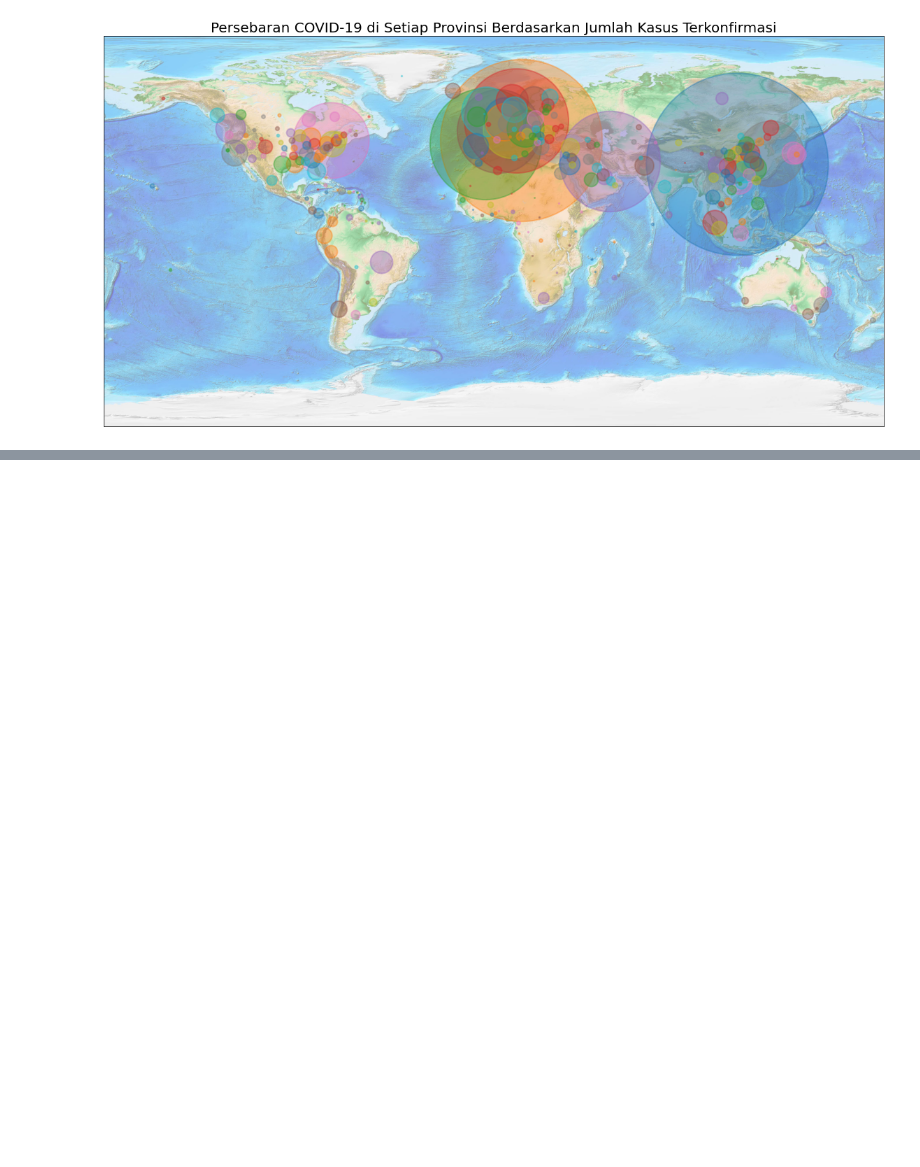
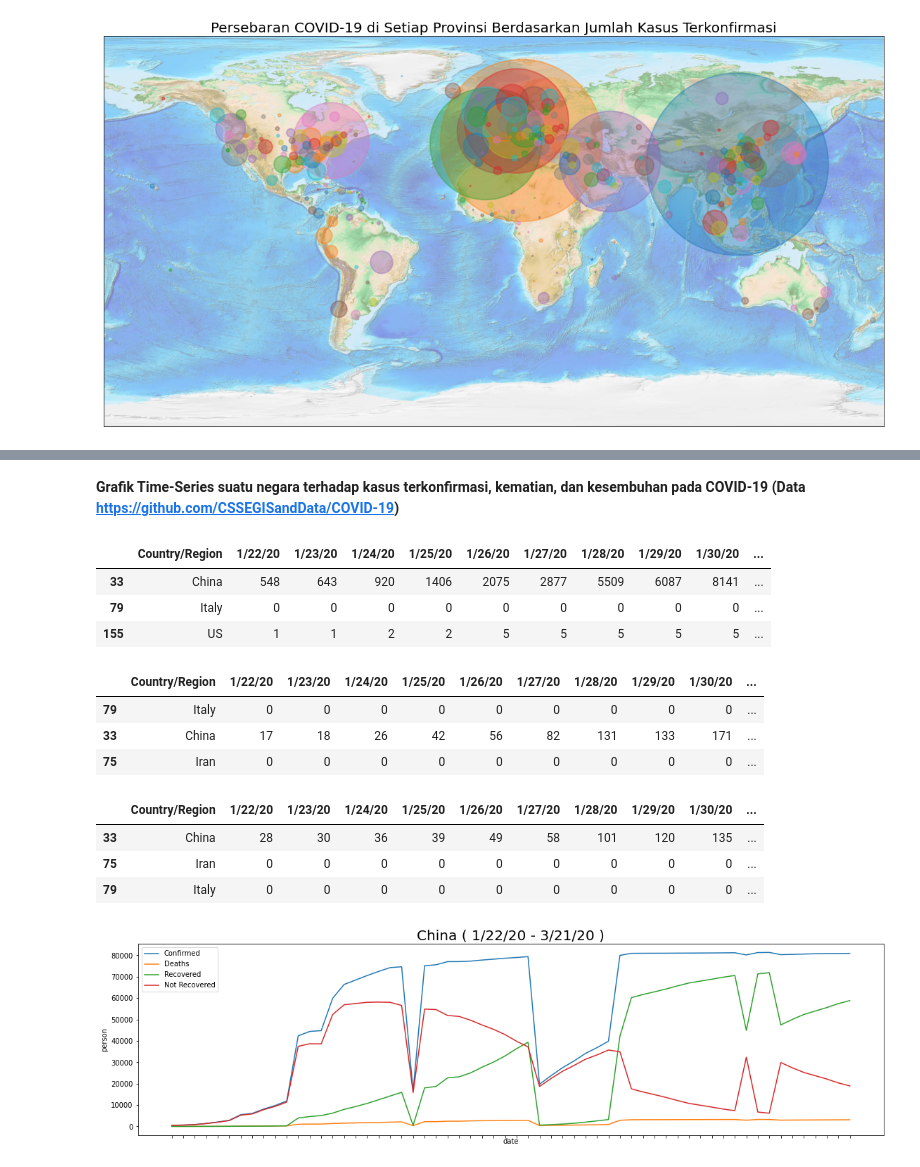
Before and after one commit to MuhammadHasbiAshshiddieqy/pythonDS-COVID-19-, a Jupyter notebook: CoronaVirusCase.ipynb, the cells around one changed output, grey strips where cells are left out. Cells and saved outputs as stored; diff of their text form; code cells hidden in the pictures; blank space fills up the shorter version.

```diff
--- a/CoronaVirusCase.ipynb
+++ b/CoronaVirusCase.ipynb
@@ -242,0 +229,51 @@ for i in range(int(CovDetail.shape[0])):
+# %% [markdown]
+**Grafik Time-Series suatu negara terhadap kasus terkonfirmasi, kematian, dan kesembuhan pada COVID-19 (Data https://github.com/CSSEGISandData/COVID-19)**
+# %%
+dfConfirmedTimeSeries = pd.read_csv("https://raw.githubusercontent.com/CSSEGISandData/COVID-19/master/csse_covid_19_data/csse_covid_19_time_series/time_series_19-covid-Confirmed.csv")
+dfDeathsTimeSeries = pd.read_csv("https://raw.githubusercontent.com/CSSEGISandData/COVID-19/master/csse_covid_19_data/csse_covid_19_time_series/time_series_19-covid-Deaths.csv")
+dfRecoveredTimeSeries = pd.read_csv("https://raw.githubusercontent.com/CSSEGISandData/COVID-19/master/csse_covid_19_data/csse_covid_19_time_series/time_series_19-covid-Recovered.csv")
+# %%
+dfConfTS = pd.DataFrame(dfConfirmedTimeSeries.groupby("Country/Region")[dfConfirmedTimeSeries.columns[list(dfConfirmedTimeSeries.columns).index("Long")+1:]].sum())
+dfConfTS = dfConfTS.reset_index(drop=False)
+dfConfTS.sort_values(dfConfTS.columns[-1],ascending=False).head(3)
+# %% [output]
+|  | Country/Region | 1/22/20 | 1/23/20 | 1/24/20 | 1/25/20 | 1/26/20 | 1/27/20 | 1/28/20 | 1/29/20 | 1/30/20 | ... |
+| 33 | China | 548 | 643 | 920 | 1406 | 2075 | 2877 | 5509 | 6087 | 8141 | ... |
+| 79 | Italy | 0 | 0 | 0 | 0 | 0 | 0 | 0 | 0 | 0 | ... |
+| 155 | US | 1 | 1 | 2 | 2 | 5 | 5 | 5 | 5 | 5 | ... |
+# %%
+dfDeathTS = pd.DataFrame(dfDeathsTimeSeries.groupby("Country/Region")[dfDeathsTimeSeries.columns[list(dfDeathsTimeSeries.columns).index("Long")+1:]].sum())
+dfDeathTS = dfDeathTS.reset_index(drop=False)
+dfDeathTS.sort_values(dfDeathTS.columns[-1],ascending=False).head(3)
+# %% [output]
+|  | Country/Region | 1/22/20 | 1/23/20 | 1/24/20 | 1/25/20 | 1/26/20 | 1/27/20 | 1/28/20 | 1/29/20 | 1/30/20 | ... |
+| 79 | Italy | 0 | 0 | 0 | 0 | 0 | 0 | 0 | 0 | 0 | ... |
+| 33 | China | 17 | 18 | 26 | 42 | 56 | 82 | 131 | 133 | 171 | ... |
+| 75 | Iran | 0 | 0 | 0 | 0 | 0 | 0 | 0 | 0 | 0 | ... |
+# %%
+dfRecovTS = pd.DataFrame(dfRecoveredTimeSeries.groupby("Country/Region")[dfRecoveredTimeSeries.columns[list(dfRecoveredTimeSeries.columns).index("Long")+1:]].sum())
+dfRecovTS = dfRecovTS.reset_index(drop=False)
+dfRecovTS.sort_values(dfRecovTS.columns[-1],ascending=False).head(3)
+# %% [output]
+|  | Country/Region | 1/22/20 | 1/23/20 | 1/24/20 | 1/25/20 | 1/26/20 | 1/27/20 | 1/28/20 | 1/29/20 | 1/30/20 | ... |
+| 33 | China | 28 | 30 | 36 | 39 | 49 | 58 | 101 | 120 | 135 | ... |
+| 75 | Iran | 0 | 0 | 0 | 0 | 0 | 0 | 0 | 0 | 0 | ... |
+| 79 | Italy | 0 | 0 | 0 | 0 | 0 | 0 | 0 | 0 | 0 | ... |
+# %%
+Country = "China"
+liConf = list(dfConfTS[dfConfTS["Country/Region"]==Country].values[0][1:])
+liDeath = list(dfDeathTS[dfDeathTS["Country/Region"]==Country].values[0][1:])
+liRecov = list(dfRecovTS[dfRecovTS["Country/Region"]==Country].values[0][1:])
+liNotRecov = list(np.array(liConf)-np.array(liDeath)-np.array(liRecov))
+ax = sns.lineplot(x=list(dfConfTS.columns[1:]), y=liConf, label="Confirmed")
+ax = sns.lineplot(x=list(dfDeathTS.columns[1:]), y=liDeath, label="Deaths")
+ax = sns.lineplot(x=list(dfRecovTS.columns[1:]), y=liRecov, label="Recovered")
+ax = sns.lineplot(x=list(dfRecovTS.columns[1:]), y=liNotRecov, label="Not Recovered")
+plt.gcf().set_size_inches(19, 5)
+plt.tick_params(labelbottom=False)
+plt.title(Country+" ( "+dfConfTS.columns[1]+" - "+dfConfTS.columns[-1]+" )",fontsize=20)
+plt.ylabel("person")
+plt.xlabel("date")
+plt.show()
+# %% [output]
+[figure, added]
```
Also changed, not shown: parts of 15 cells of this notebook.
